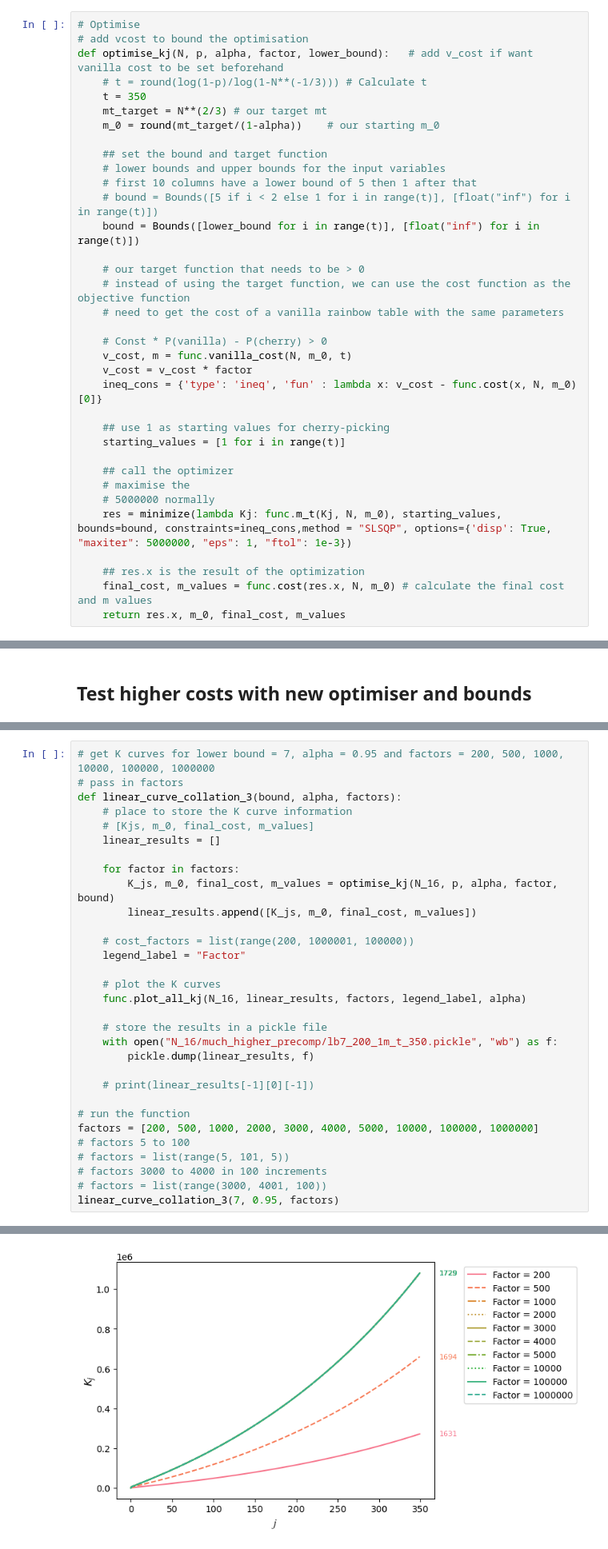
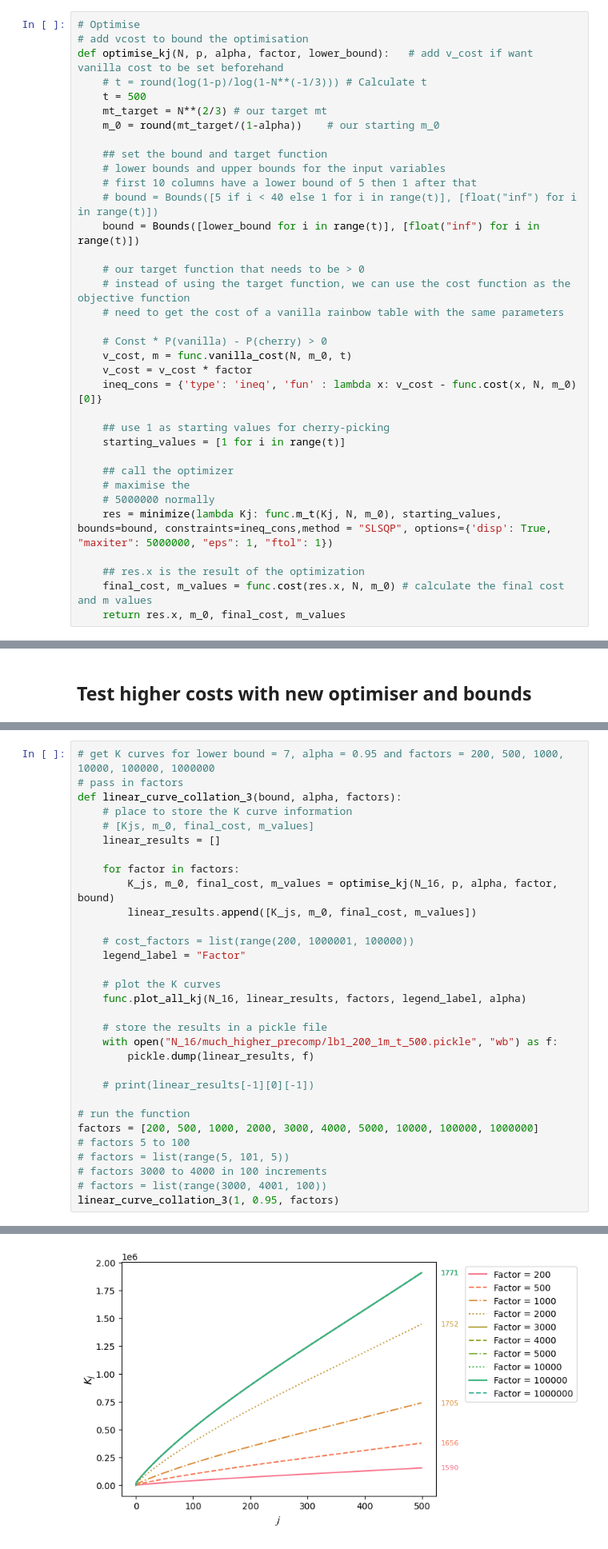
Before and after one commit to mahfuzahf/cherry-picking-reduction-functions, a Jupyter notebook: plots/higher_costs/with_new_optimiser.ipynb, the cells around one changed output, grey strips where cells are left out. Shown at 80% size. Cells and saved outputs as stored; diff of their text form.

```diff
--- a/plots/higher_costs/with_new_optimiser.ipynb
+++ b/plots/higher_costs/with_new_optimiser.ipynb
@@ -34,14 +34,14 @@ NUM_STYLES = len(LINE_STYLES)
 # add vcost to bound the optimisation
 def optimise_kj(N, p, alpha, factor, lower_bound):   # add v_cost if want vanilla cost to be set beforehand
     # t = round(log(1-p)/log(1-N**(-1/3))) # Calculate t
-    t = 350
+    t = 500
     mt_target = N**(2/3) # our target mt
     m_0 = round(mt_target/(1-alpha))    # our starting m_0
 
     ## set the bound and target function
     # lower bounds and upper bounds for the input variables
     # first 10 columns have a lower bound of 5 then 1 after that
-    # bound = Bounds([5 if i < 2 else 1 for i in range(t)], [float("inf") for i in range(t)])
+    # bound = Bounds([5 if i < 40 else 1 for i in range(t)], [float("inf") for i in range(t)])
     bound = Bounds([lower_bound for i in range(t)], [float("inf") for i in range(t)])
 
     # our target function that needs to be > 0
@@ -59,7 +59,7 @@ def optimise_kj(N, p, alpha, factor, lower_bound):   # add v_cost if want vanill
     ## call the optimizer
     # maximise the
     # 5000000 normally
-    res = minimize(lambda Kj: func.m_t(Kj, N, m_0), starting_values, bounds=bound, constraints=ineq_cons,method = "SLSQP", options={'disp': True, "maxiter": 5000000, "eps": 1, "ftol": 1e-3})
+    res = minimize(lambda Kj: func.m_t(Kj, N, m_0), starting_values, bounds=bound, constraints=ineq_cons,method = "SLSQP", options={'disp': True, "maxiter": 5000000, "eps": 1, "ftol": 1})
 
     ## res.x is the result of the optimization
     final_cost, m_values = func.cost(res.x, N, m_0) # calculate the final cost and m values
@@ -340,7 +340,7 @@ def linear_curve_collation_3(bound, alpha, factors):
     func.plot_all_kj(N_16, linear_results, factors, legend_label, alpha)
 
     # store the results in a pickle file
-    with open("N_16/much_higher_precomp/lb7_200_1m_t_350.pickle", "wb") as f:
+    with open("N_16/much_higher_precomp/lb1_200_1m_t_500.pickle", "wb") as f:
         pickle.dump(linear_results, f)
 
     # print(linear_results[-1][0][-1])
@@ -351,6 +351,6 @@ factors = [200, 500, 1000, 2000, 3000, 4000, 5000, 10000, 100000, 1000000]
 # factors = list(range(5, 101, 5))
 # factors 3000 to 4000 in 100 increments
 # factors = list(range(3000, 4001, 100))
-linear_curve_collation_3(7, 0.95, factors)
+linear_curve_collation_3(1, 0.95, factors)
 # %% [output]
 Optimization terminated successfully    (Exit mode 0)
@@ -373,4 +373,4 @@ Optimization terminated successfully    (Exit mode 0)
-[figure, old version]
+[figure, new version]
 # %%
 reload(func)
 
```
Also changed, not shown: parts of 2 cells of this notebook, 6 other files.
